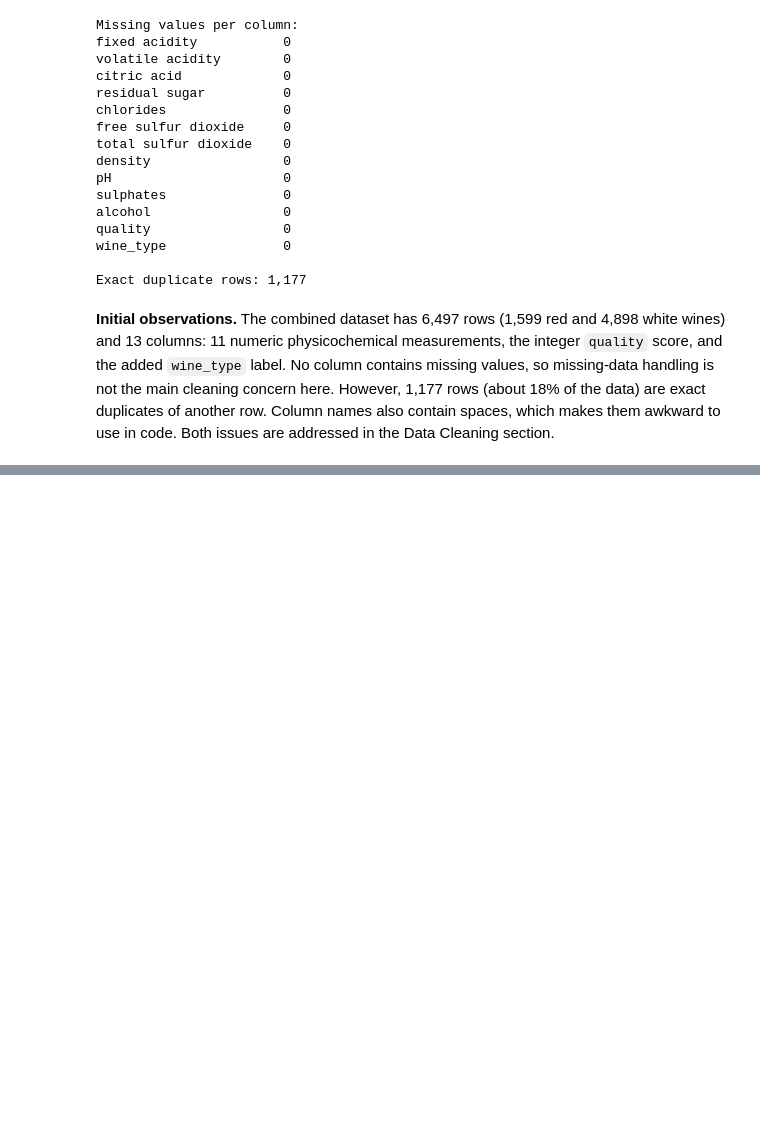
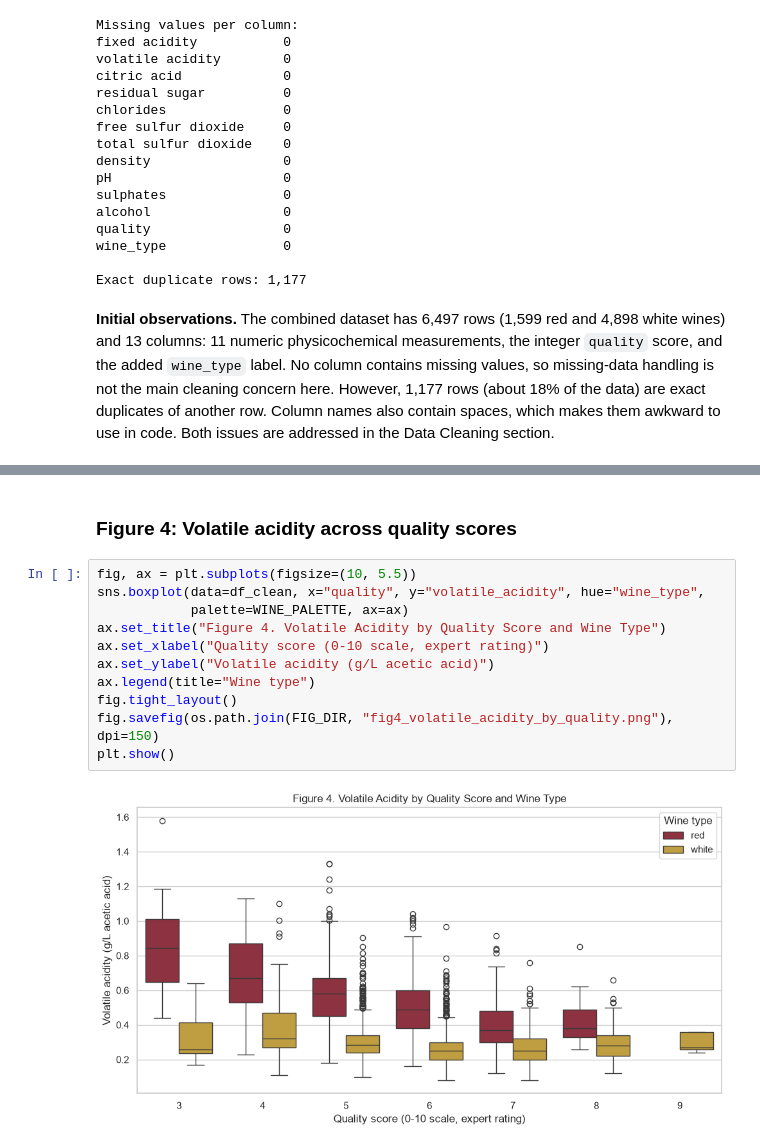
Before and after one commit to alexander-kuzmin-us/ai-programming-foundations-project, a Jupyter notebook: data_workflow.ipynb, the cells around one changed output, grey strips where cells are left out. Saved outputs shown, nothing was run; the diff lists cells and outputs as text; blank space fills up the shorter version.

```diff
--- a/data_workflow.ipynb
+++ b/data_workflow.ipynb
@@ -124,0 +512,15 @@ _To be completed in Phase 8: learnings, patterns, assumptions and limitations, a
+# %% [markdown]
+### Figure 4: Volatile acidity across quality scores
+# %%
+fig, ax = plt.subplots(figsize=(10, 5.5))
+sns.boxplot(data=df_clean, x="quality", y="volatile_acidity", hue="wine_type",
+            palette=WINE_PALETTE, ax=ax)
+ax.set_title("Figure 4. Volatile Acidity by Quality Score and Wine Type")
+ax.set_xlabel("Quality score (0-10 scale, expert rating)")
+ax.set_ylabel("Volatile acidity (g/L acetic acid)")
+ax.legend(title="Wine type")
+fig.tight_layout()
+fig.savefig(os.path.join(FIG_DIR, "fig4_volatile_acidity_by_quality.png"), dpi=150)
+plt.show()
+# %% [output]
+[figure, added]
```
Also changed, not shown: parts of 51 cells of this notebook, 4 other files.
